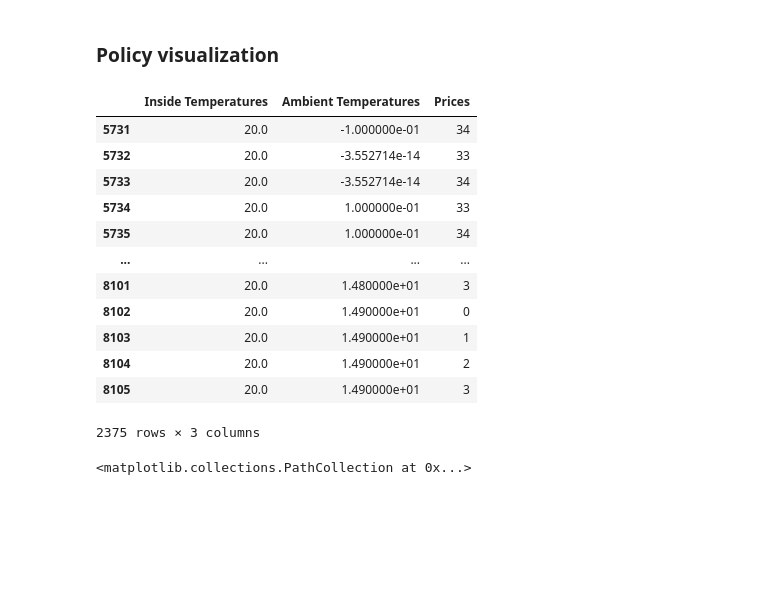
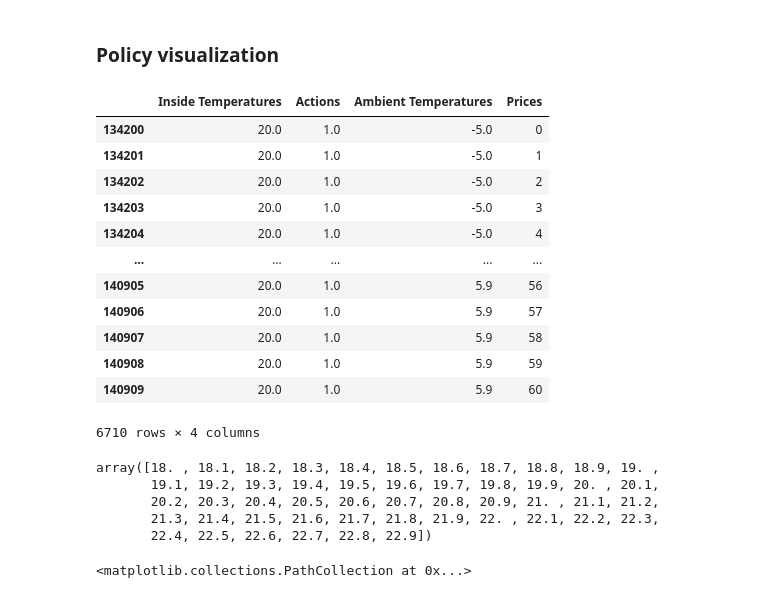
Before and after one commit to Cernewein/heating-RL-agent, a Jupyter notebook: Notebooks/Visualization.ipynb, the cells around one changed output. Saved outputs shown, nothing was run; the diff lists cells and outputs as text; code cells hidden in the pictures; blank space fills up the shorter version.

```diff
--- a/Notebooks/Visualization.ipynb
+++ b/Notebooks/Visualization.ipynb
@@ -348,22 +348,34 @@ costs_dqn
 ### Policy visualization
 # %%
 policy_data = pkl.load(open('data/output/DQN-Dyn-Price/DQN_pricepolicy_eval.pkl', 'rb'))
+# %%
+policy_data = pkl.load(open('data/output/DQN-Dyn-Price/DQN_Total_High_Comf_More_Prices_noonpolicy_eval.pkl', 'rb'))
+# %%
+policy_data = policy_data.loc[policy_data['Actions'] == 1]
 # %%
-policy_data.loc[policy_data['Inside Temperatures'] == 20.]
+policy_data.loc[np.round(policy_data['Inside Temperatures'],1) == 20.]
 # %% [output]
-|  | Inside Temperatures | Ambient Temperatures | Prices |
-| 5731 | 20.0 | -1.000000e-01 | 34 |
-| 5732 | 20.0 | -3.552714e-14 | 33 |
-| 5733 | 20.0 | -3.552714e-14 | 34 |
-| 5734 | 20.0 | 1.000000e-01 | 33 |
-| 5735 | 20.0 | 1.000000e-01 | 34 |
-| ... | ... | ... | ... |
-| 8101 | 20.0 | 1.480000e+01 | 3 |
-| 8102 | 20.0 | 1.490000e+01 | 0 |
-| 8103 | 20.0 | 1.490000e+01 | 1 |
-| 8104 | 20.0 | 1.490000e+01 | 2 |
-| 8105 | 20.0 | 1.490000e+01 | 3 |
+|  | Inside Temperatures | Actions | Ambient Temperatures | Prices |
+| 134200 | 20.0 | 1.0 | -5.0 | 0 |
+| 134201 | 20.0 | 1.0 | -5.0 | 1 |
+| 134202 | 20.0 | 1.0 | -5.0 | 2 |
+| 134203 | 20.0 | 1.0 | -5.0 | 3 |
+| 134204 | 20.0 | 1.0 | -5.0 | 4 |
+| ... | ... | ... | ... | ... |
+| 140905 | 20.0 | 1.0 | 5.9 | 56 |
+| 140906 | 20.0 | 1.0 | 5.9 | 57 |
+| 140907 | 20.0 | 1.0 | 5.9 | 58 |
+| 140908 | 20.0 | 1.0 | 5.9 | 59 |
+| 140909 | 20.0 | 1.0 | 5.9 | 60 |
-2375 rows × 3 columns
+6710 rows × 4 columns
+# %%
+policy_data['Inside Temperatures'].unique()
+# %% [output]
+array([18. , 18.1, 18.2, 18.3, 18.4, 18.5, 18.6, 18.7, 18.8, 18.9, 19. ,
+       19.1, 19.2, 19.3, 19.4, 19.5, 19.6, 19.7, 19.8, 19.9, 20. , 20.1,
+       20.2, 20.3, 20.4, 20.5, 20.6, 20.7, 20.8, 20.9, 21. , 21.1, 21.2,
+       21.3, 21.4, 21.5, 21.6, 21.7, 21.8, 21.9, 22. , 22.1, 22.2, 22.3,
+       22.4, 22.5, 22.6, 22.7, 22.8, 22.9])
 # %%
 fig = plt.figure(figsize=(15,15))
 twenty_data = policy_data.loc[policy_data['Inside Temperatures'] == 25]
```
Also changed, not shown: parts of 2 cells of this notebook, 1 other file.
